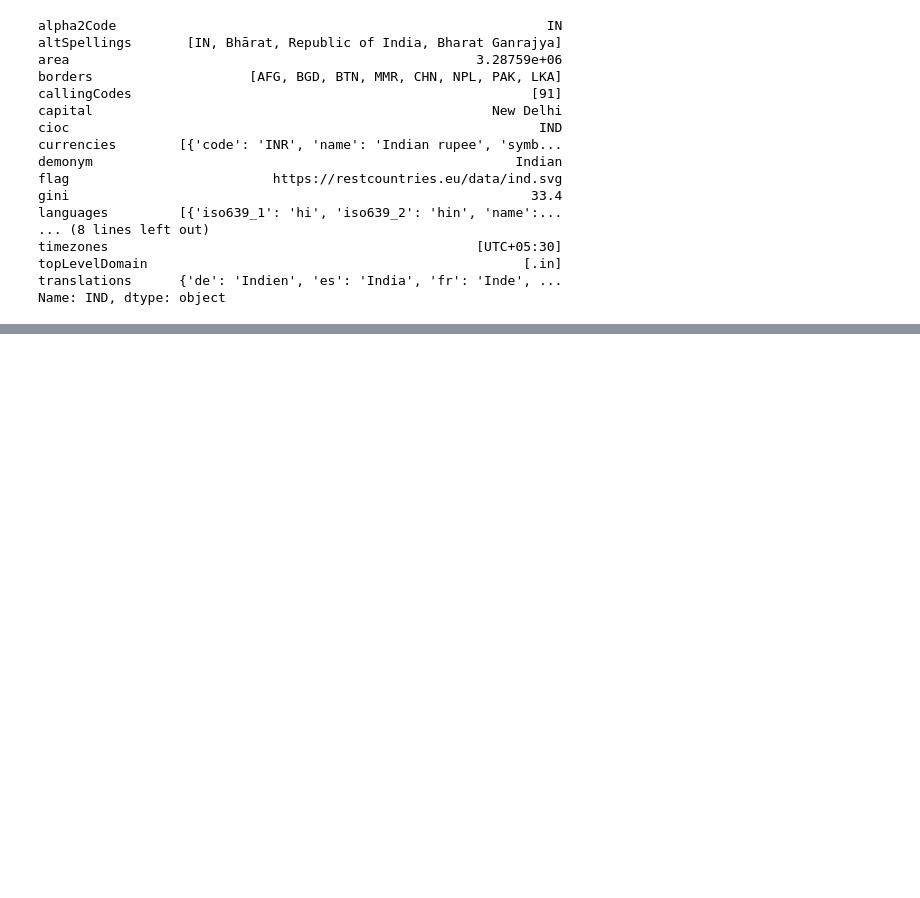
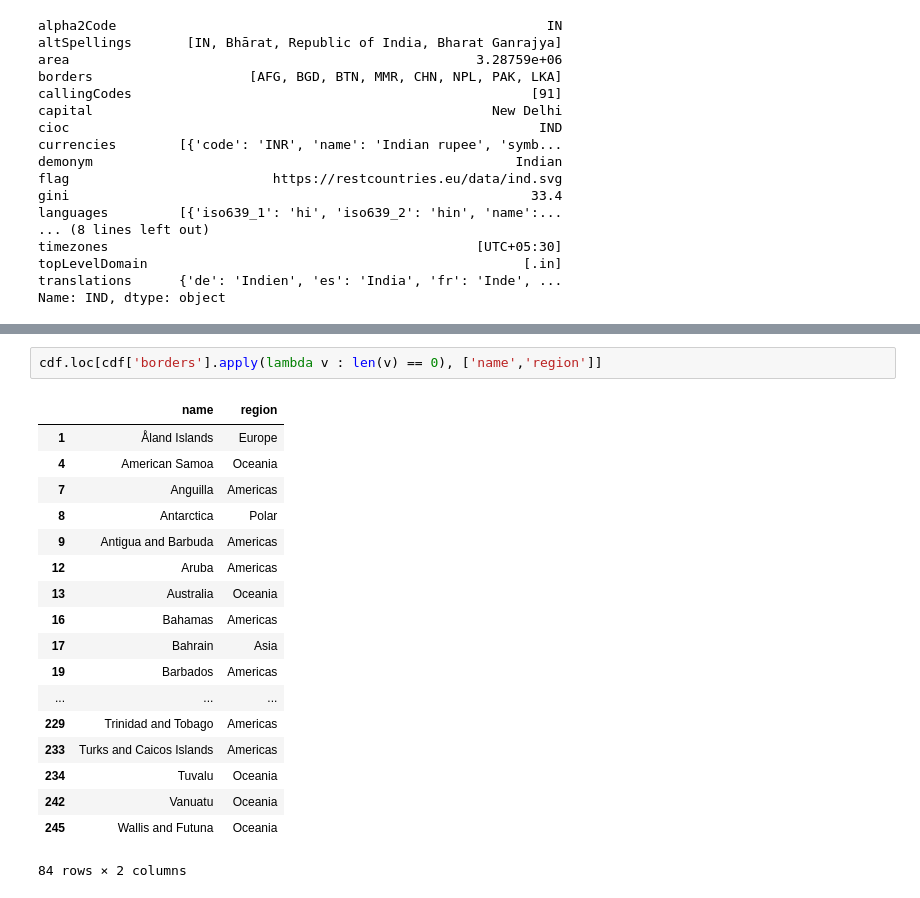
Before and after one commit to srikanth-neelam/DS_21_MAR_2019, a Jupyter notebook: Pandas_Countries.ipynb, the cells around one changed output, grey strips where cells are left out. Drawn from its saved outputs; the diff is of its cells as text; blank space fills up the shorter version.

```diff
--- a/Pandas_Countries.ipynb
+++ b/Pandas_Countries.ipynb
@@ -162,0 +213,21 @@ Name: IND, dtype: object
+# %%
+cdf.loc[cdf['borders'].apply(lambda v : len(v) == 0), ['name','region']]
+# %% [output]
+|  | name | region |
+| 1 | Åland Islands | Europe |
+| 4 | American Samoa | Oceania |
+| 7 | Anguilla | Americas |
+| 8 | Antarctica | Polar |
+| 9 | Antigua and Barbuda | Americas |
+| 12 | Aruba | Americas |
+| 13 | Australia | Oceania |
+| 16 | Bahamas | Americas |
+| 17 | Bahrain | Asia |
+| 19 | Barbados | Americas |
+| ... | ... | ... |
+| 229 | Trinidad and Tobago | Americas |
+| 233 | Turks and Caicos Islands | Americas |
+| 234 | Tuvalu | Oceania |
+| 242 | Vanuatu | Oceania |
+| 245 | Wallis and Futuna | Oceania |
+84 rows × 2 columns
```
Also changed, not shown: parts of 16 cells of this notebook, 1 other file.
